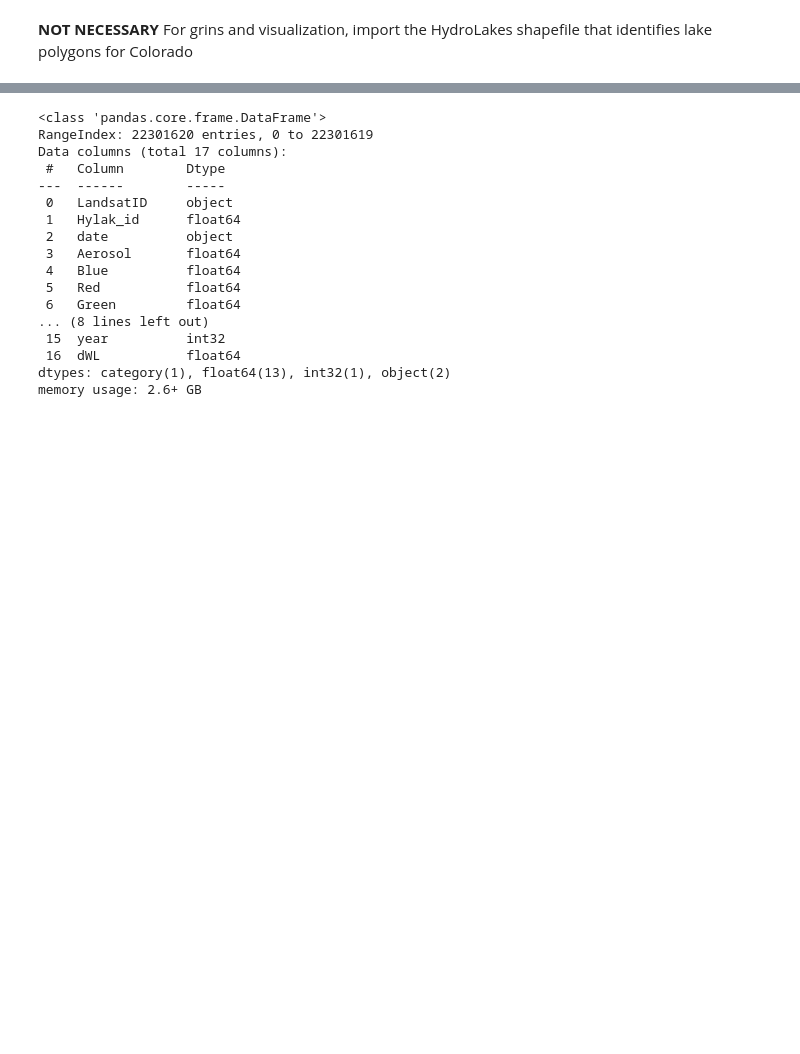
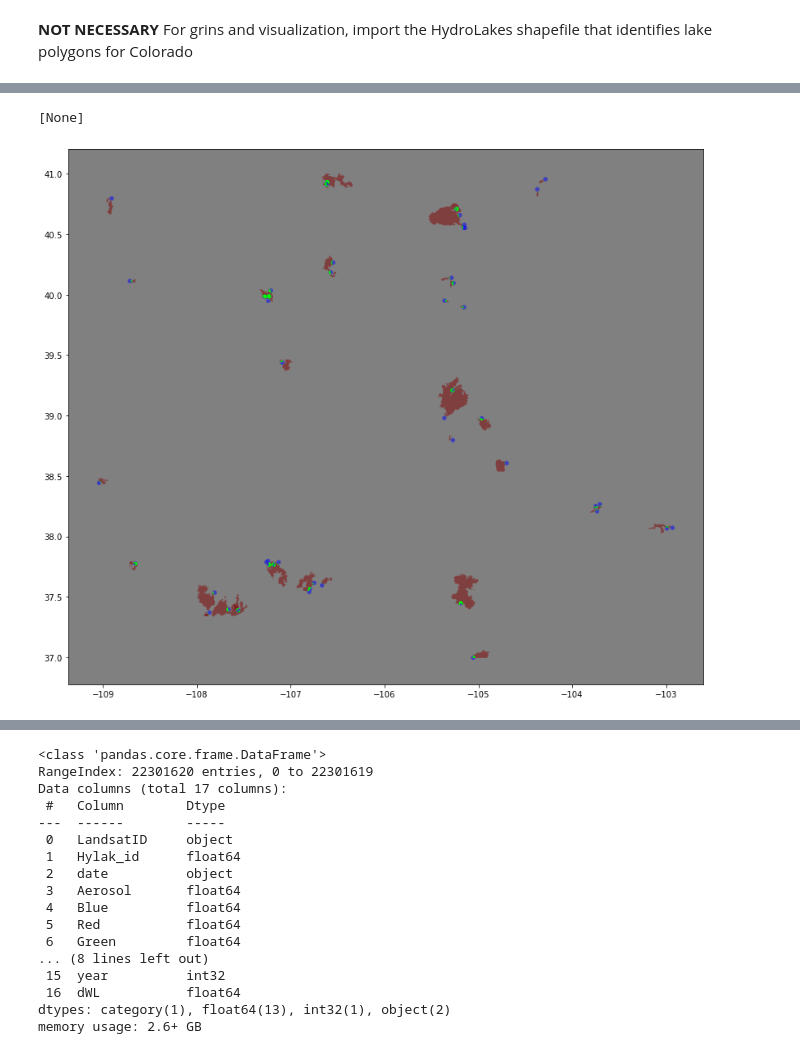
Before and after one commit to earthlab-education/ea-2021-final-project-wildfire_lake_productivity, a Jupyter notebook: 01_download_clip_merge.ipynb, the cells around one changed output, grey strips where cells are left out. Saved outputs shown, nothing was run; the diff lists cells and outputs as text; code cells hidden in the pictures; blank space fills up the shorter version.

```diff
--- a/01_download_clip_merge.ipynb
+++ b/01_download_clip_merge.ipynb
@@ -141,0 +239,37 @@ Projection of dataframe: +init=epsg:32613 +type=crs
+# %%
+# To keep full burn perimeter for later classification, subset full MTBS
+# dataset to include only fires that affected lakes in the merged datframe
+
+subset_mtbs = mtbs_polys[mtbs_polys.set_index(['Event_ID']).index.isin(
+    burnedlakes.set_index(['Event_ID']).index)]  # subset mtbs to fire ID found in burnedlakes
+
+outfp = os.path.join("data", "fire_perimeters.shp")
+subset_mtbs.to_file(outfp)
+
+# To keep full lake polygon for later classification, subset hydroLAKES deep points
+# dataset to include only fire affected lakes
+
+subset_lakes = hydro_points[hydro_points.set_index(['Hylak_id']).index.isin(
+    burnedlakes.set_index(['Hylak_id']).index)]  # subset hydro points to lake name found in burnedlakes
+
+outfp = os.path.join("data", "whole_burned_lakes.shp")
+subset_lakes.to_file(outfp)
+# %%
+# plot subsets
+fig, ax = plt.subplots(figsize=(16, 12))
+
+subset_mtbs['geometry'].plot(ax = ax,
+                     color='maroon',
+                            alpha=0.5);
+
+subset_lakes['geometry'].plot(ax=ax,
+                color='blue',
+                alpha=0.5);
+
+burnedlakes['geometry'].plot(ax=ax, color = 'lime');
+
+ax.set(facecolor = "grey")
+#.set_axis_off()
+# %% [output]
+[None]
+[figure, added]
```
Also changed, not shown: parts of 51 cells of this notebook, 2 other files.
